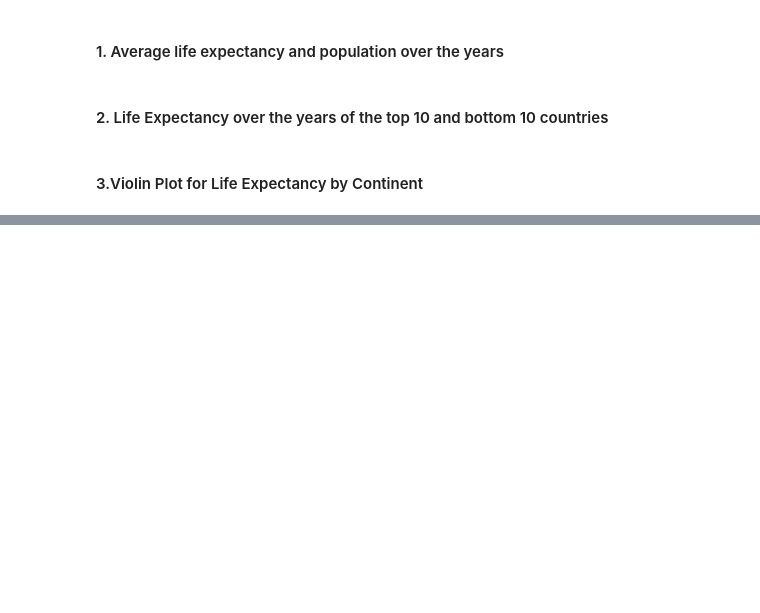
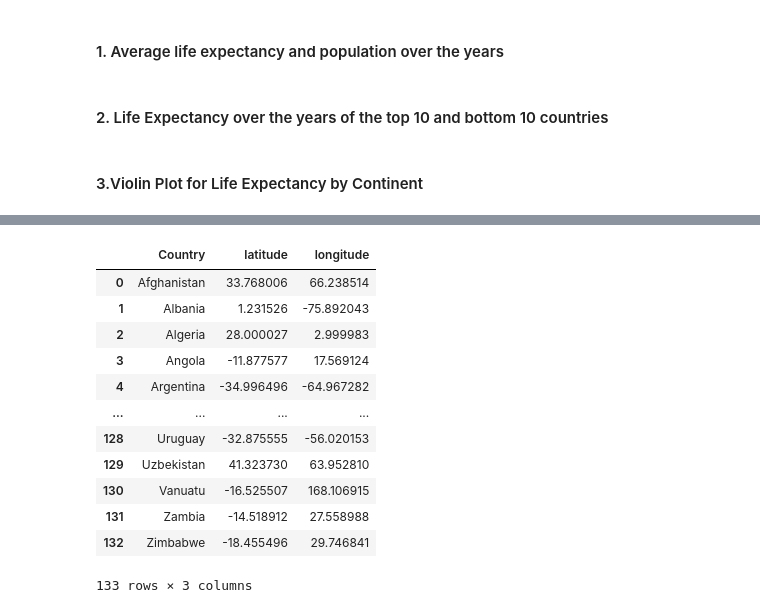
Before and after one commit to Iswarya1011/Dataviz_Project, a Jupyter notebook: Artaud_Sivasubramaniam_DIA1_dataviz.ipynb, the cells around one changed output, grey strips where cells are left out. Saved outputs shown, nothing was run; the diff lists cells and outputs as text; code cells hidden in the pictures; blank space fills up the shorter version.

```diff
--- a/Artaud_Sivasubramaniam_DIA1_dataviz.ipynb
+++ b/Artaud_Sivasubramaniam_DIA1_dataviz.ipynb
@@ -190,0 +312,16 @@ fig.show()
+# %%
+unique_countries
+# %% [output]
+|  | Country | latitude | longitude |
+| 0 | Afghanistan | 33.768006 | 66.238514 |
+| 1 | Albania | 1.231526 | -75.892043 |
+| 2 | Algeria | 28.000027 | 2.999983 |
+| 3 | Angola | -11.877577 | 17.569124 |
+| 4 | Argentina | -34.996496 | -64.967282 |
+| ... | ... | ... | ... |
+| 128 | Uruguay | -32.875555 | -56.020153 |
+| 129 | Uzbekistan | 41.323730 | 63.952810 |
+| 130 | Vanuatu | -16.525507 | 168.106915 |
+| 131 | Zambia | -14.518912 | 27.558988 |
+| 132 | Zimbabwe | -18.455496 | 29.746841 |
+133 rows × 3 columns
```
Also changed, not shown: parts of 27 cells of this notebook.
